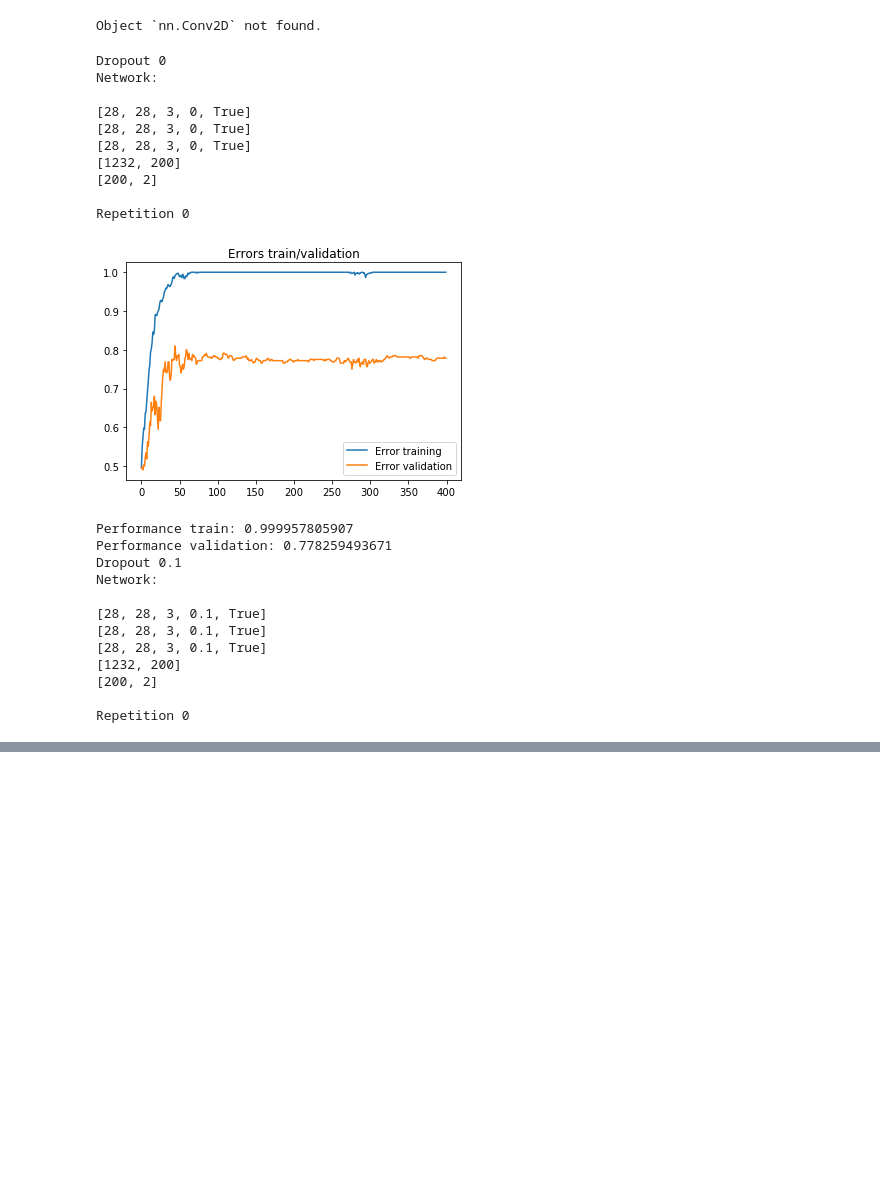
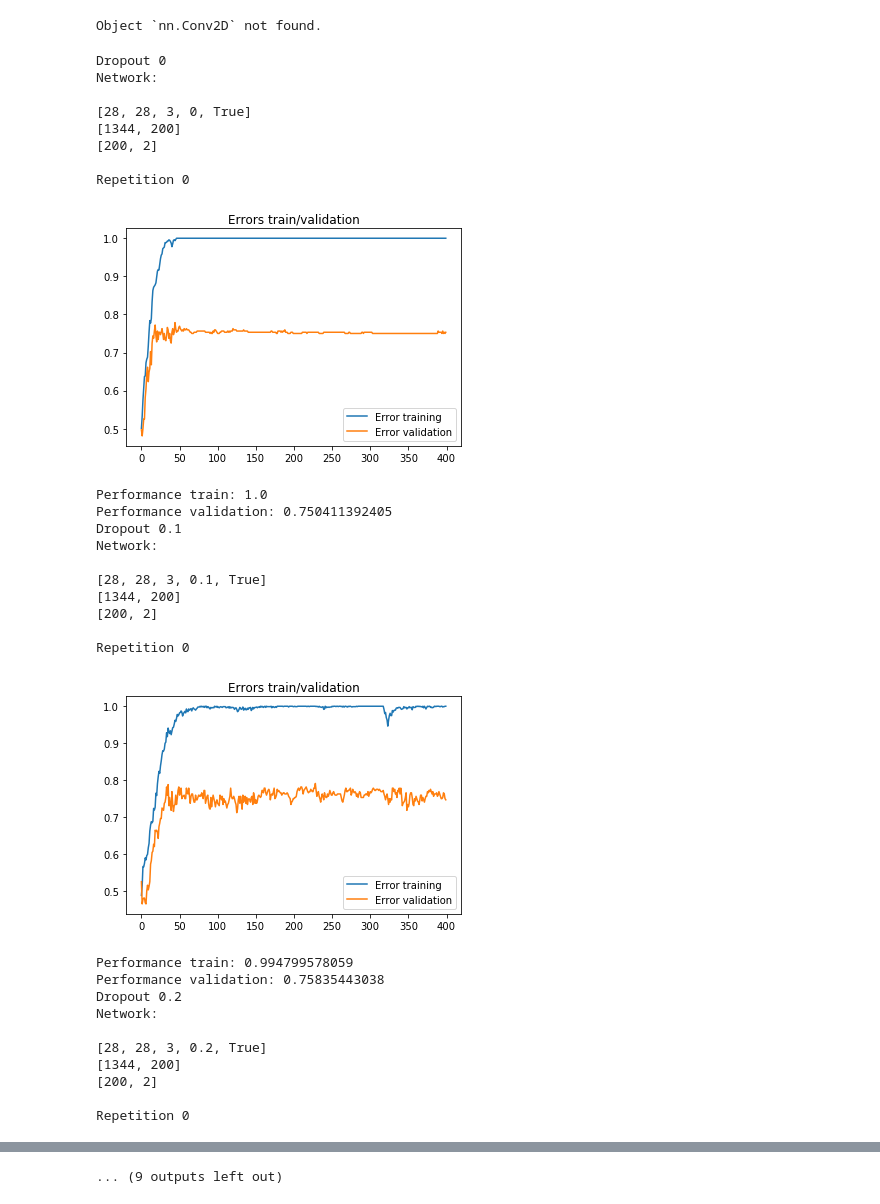
Before and after one commit to deatinor/EEG, a Jupyter notebook: stefano/models_2.ipynb, the cells around one changed output, grey strips where cells are left out. Cells and saved outputs as stored; diff of their text form; code cells hidden in the pictures; blank space fills up the shorter version.

Commit message:
Added plot
Signed-off-by: savare <savare@tsf-484-wpa-3-177.epfl.ch>

```diff
--- a/stefano/models_2.ipynb
+++ b/stefano/models_2.ipynb
@@ -173,47 +186,54 @@ Object `nn.Conv2D` not found.
 # %%
 dropout_values=[0,0.1,0.2,0.3,0.4,0.5,0.6,0.7,0.8,0.9]
 results=[]
 for dropout in dropout_values:
     print('Dropout',dropout)
     cv=CrossValidation(k=4,train_dataset=train_dataset,test_dataset=test_dataset,
                    train_target=train_target,test_target=test_target)
 
-    net_type=ThreeLayers
+    net_type=SingleLayer
     optimizer_type=optim.Adam
     criterion_type=nn.CrossEntropyLoss
     network_params=NetworkParams(conv_filters=[28],conv_kernels=[3],
                                  linear_filters=[200,2],
                                  dropout_rate=dropout,batch_norm=True,conv1D=True)
     optimizer_params=OptimizerParams()
     train_params=TrainParams(max_epoch=400,mini_batch_size=79)
 
 
     params=Params(net_type,optimizer_type,criterion_type,network_params=network_params,
                   optimizer_params=optimizer_params,train_params=train_params,)
 
     cv(params,repetitions=1,cross_validation=True,repetitions_test=0)
     results.append(cv.result)
 # %% [output]
 Dropout 0
 Network:
 
 [28, 28, 3, 0, True]
-[28, 28, 3, 0, True]
-[28, 28, 3, 0, True]
-[1232, 200]
+[1344, 200]
 [200, 2]
 
 Repetition 0
-[figure, old version]
+[figure, new version]
-Performance train: 0.999957805907
-Performance validation: 0.778259493671
+Performance train: 1.0
+Performance validation: 0.750411392405
 Dropout 0.1
 Network:
 
 [28, 28, 3, 0.1, True]
-[28, 28, 3, 0.1, True]
-[28, 28, 3, 0.1, True]
-[1232, 200]
+[1344, 200]
 [200, 2]
 
 Repetition 0
+[figure, added]
+Performance train: 0.994799578059
+Performance validation: 0.75835443038
+Dropout 0.2
+Network:
+
+[28, 28, 3, 0.2, True]
+[1344, 200]
+[200, 2]
+
+Repetition 0
@@ -219,0 +274 @@ Repetition 0
+... (9 outputs left out)
```
Also changed, not shown: parts of 5 cells of this notebook, 5 other files.
